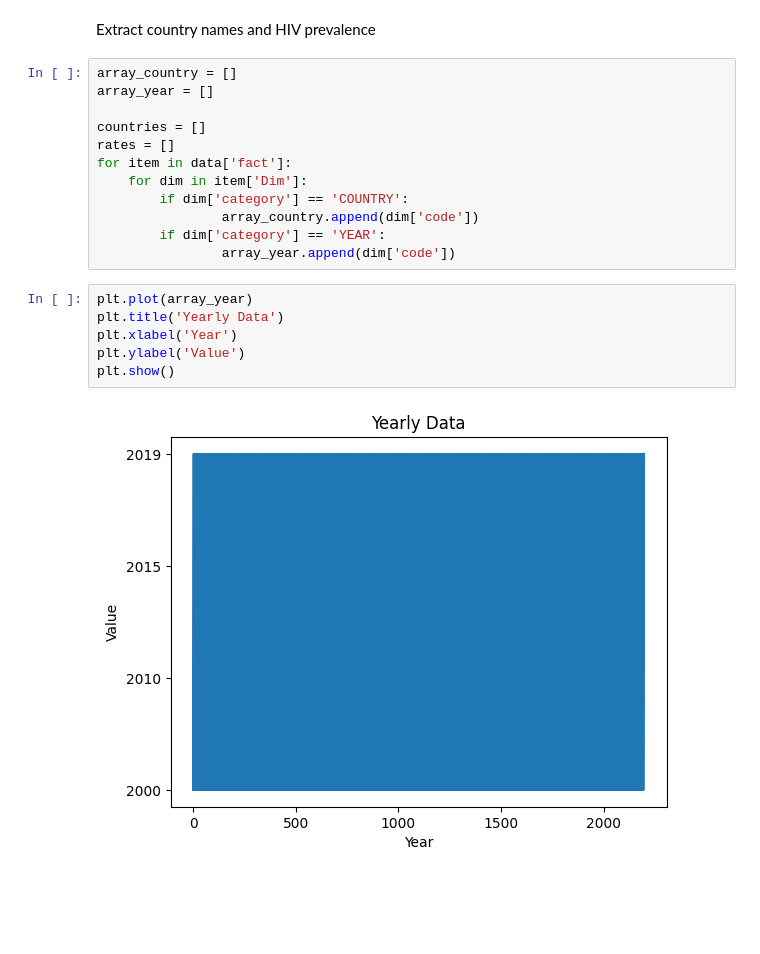
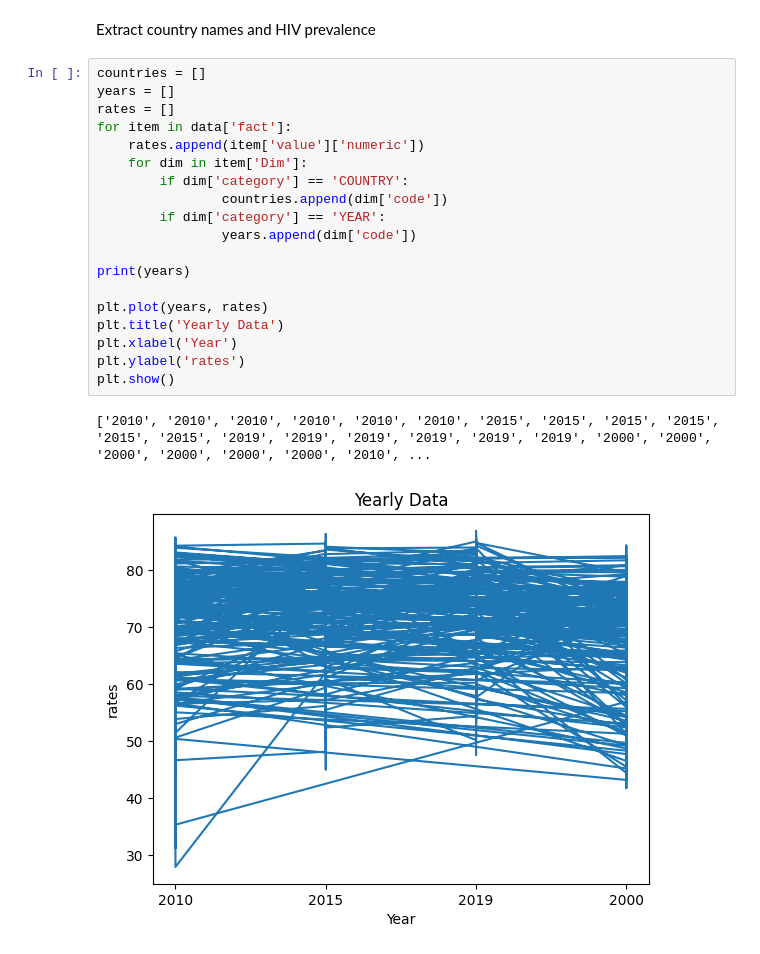
Before and after one commit to 0xrsfagundes/World-Health-Organization, a Jupyter notebook: MyNote.ipynb, the cells around one changed output. Cells and saved outputs as stored; diff of their text form; blank space fills up the shorter version.

```diff
--- a/MyNote.ipynb
+++ b/MyNote.ipynb
@@ -17,22 +17,24 @@ data = response.json()
 # %% [markdown]
 Extract country names and HIV prevalence
 # %%
-array_country = []
-array_year = []
-
 countries = []
+years = []
 rates = []
 for item in data['fact']:
+    rates.append(item['value']['numeric'])
     for dim in item['Dim']:
         if dim['category'] == 'COUNTRY':
-                array_country.append(dim['code'])
+                countries.append(dim['code'])
         if dim['category'] == 'YEAR':
-                array_year.append(dim['code'])
+                years.append(dim['code'])
+
+print(years)
+
+plt.plot(years, rates)
+plt.title('Yearly Data')
+plt.xlabel('Year')
+plt.ylabel('rates')
+plt.show()
+# %% [output]
+['2010', '2010', '2010', '2010', '2010', '2010', '2015', '2015', '2015', '2015', '2015', '2015', '2019', '2019', '2019', '2019', '2019', '2019', '2000', '2000', '2000', '2000', '2000', '2000', '2010', ...
+[figure, added]
-# %%
-plt.plot(array_year)
-plt.title('Yearly Data')
-plt.xlabel('Year')
-plt.ylabel('Value')
-plt.show()
-# %% [output]
-[figure, removed]
```
Also changed, not shown: 1 other file.
